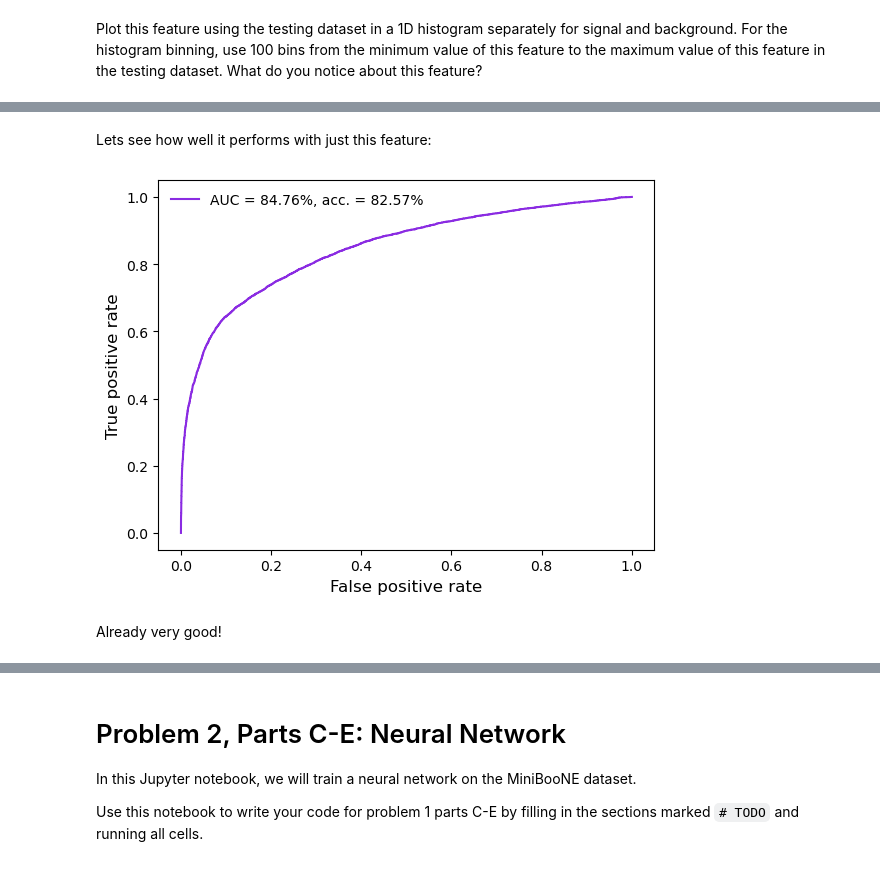
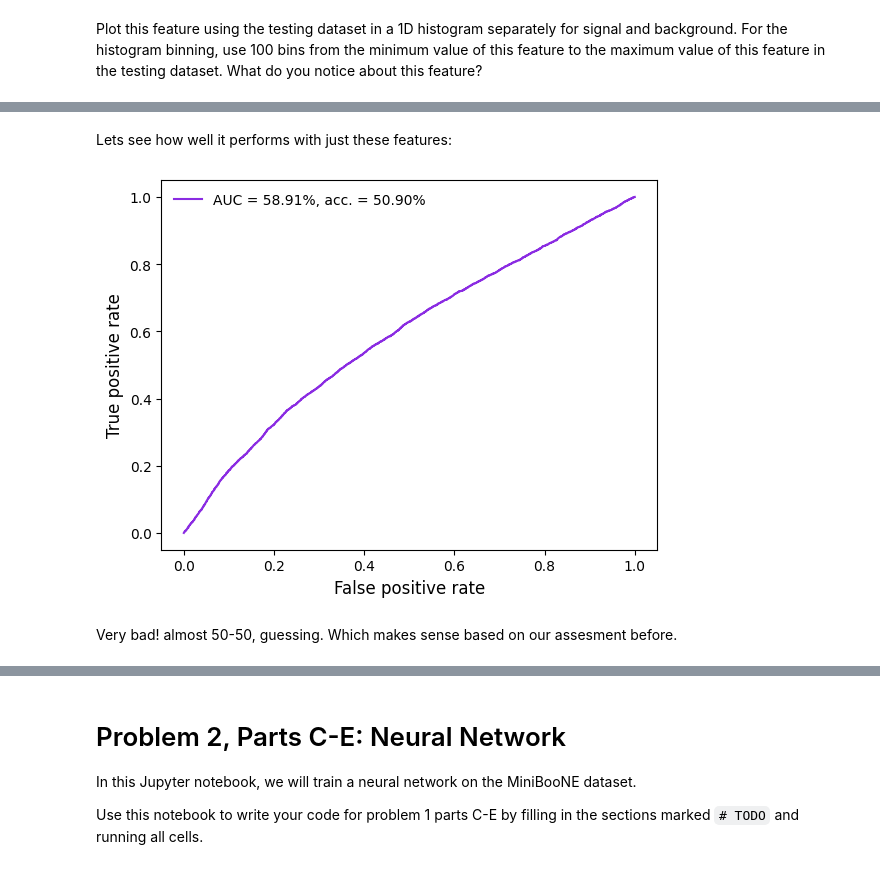
Before and after one commit to bdkcspronk/Deep-learning-in-physics, a Jupyter notebook: Assignment-2/code/Homework2-problem2.ipynb, the cells around one changed output, grey strips where cells are left out. Saved outputs shown, nothing was run; the diff lists cells and outputs as text; code cells hidden in the pictures.

Commit message:
almost done

```diff
--- a/Assignment-2/code/Homework2-problem2.ipynb
+++ b/Assignment-2/code/Homework2-problem2.ipynb
@@ -264,13 +255,10 @@ The signal's heavy tail and positive skew suggest potential benefit from scaling
 # %% [markdown]
-Lets see how well it performs with just this feature:
+Lets see how well it performs with just these features:
 # %%
-from roc_helper import plot_roc
-
-feat = X_test_filtered[:, mostImportantFeatureIndex]
-auc_score = roc_auc_score(y_test_filtered, feat)
+feat = X_test_filtered[:, 12]
 plot_roc(y_test_filtered, feat)
 plt.close()
 # %% [output]
-[figure, old version]
+[figure, new version]
-# %% [markdown]
-Already very good!
+# %% [markdown]
+Very bad! almost 50-50, guessing. Which makes sense based on our assesment before.
```
Also changed, not shown: parts of 56 cells of this notebook, 1 other file.
